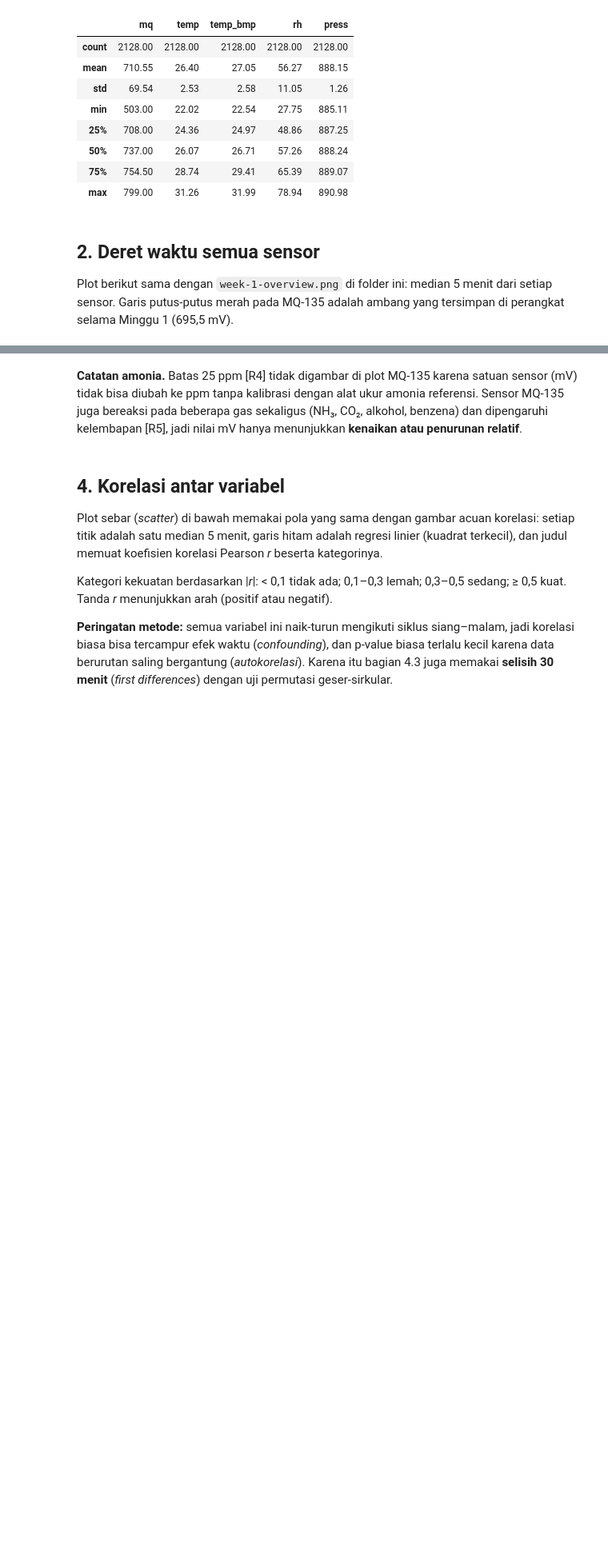
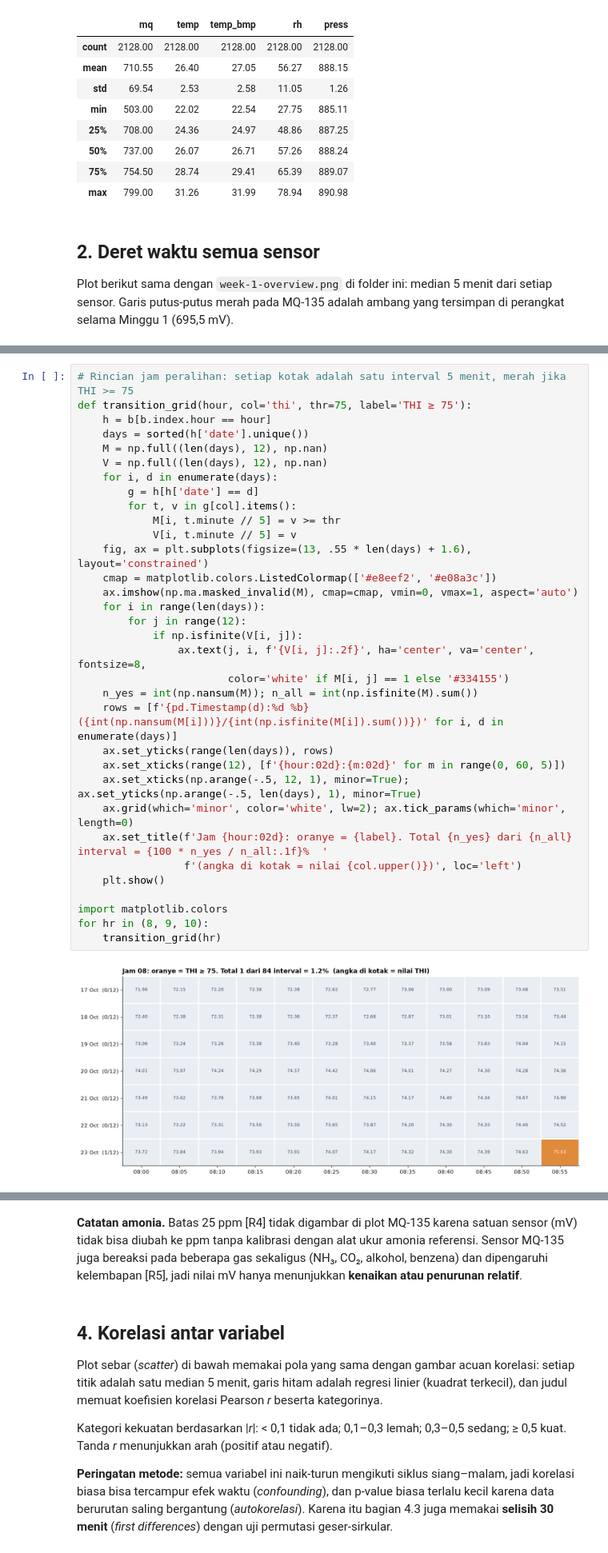
Before and after one commit to andogrns/iot-coop-monitor, a Jupyter notebook: Week 1 Readings/Plots/week1_analysis.ipynb, the cells around one changed output, grey strips where cells are left out. Shown at 80% size. Drawn from its saved outputs; the diff is of its cells as text; blank space fills up the shorter version.

```diff
--- a/Week 1 Readings/Plots/week1_analysis.ipynb
+++ b/Week 1 Readings/Plots/week1_analysis.ipynb
@@ -334,0 +365,35 @@ hourly.round(1)
+# %%
+# Rincian jam peralihan: setiap kotak adalah satu interval 5 menit, merah jika THI >= 75
+def transition_grid(hour, col='thi', thr=75, label='THI ≥ 75'):
+    h = b[b.index.hour == hour]
+    days = sorted(h['date'].unique())
+    M = np.full((len(days), 12), np.nan)
+    V = np.full((len(days), 12), np.nan)
+    for i, d in enumerate(days):
+        g = h[h['date'] == d]
+        for t, v in g[col].items():
+            M[i, t.minute // 5] = v >= thr
+            V[i, t.minute // 5] = v
+    fig, ax = plt.subplots(figsize=(13, .55 * len(days) + 1.6), layout='constrained')
+    cmap = matplotlib.colors.ListedColormap(['#e8eef2', '#e08a3c'])
+    ax.imshow(np.ma.masked_invalid(M), cmap=cmap, vmin=0, vmax=1, aspect='auto')
+    for i in range(len(days)):
+        for j in range(12):
+            if np.isfinite(V[i, j]):
+                ax.text(j, i, f'{V[i, j]:.2f}', ha='center', va='center', fontsize=8,
+                        color='white' if M[i, j] == 1 else '#334155')
+    n_yes = int(np.nansum(M)); n_all = int(np.isfinite(M).sum())
+    rows = [f'{pd.Timestamp(d):%d %b}  ({int(np.nansum(M[i]))}/{int(np.isfinite(M[i]).sum())})' for i, d in enumerate(days)]
+    ax.set_yticks(range(len(days)), rows)
+    ax.set_xticks(range(12), [f'{hour:02d}:{m:02d}' for m in range(0, 60, 5)])
+    ax.set_xticks(np.arange(-.5, 12, 1), minor=True); ax.set_yticks(np.arange(-.5, len(days), 1), minor=True)
+    ax.grid(which='minor', color='white', lw=2); ax.tick_params(which='minor', length=0)
+    ax.set_title(f'Jam {hour:02d}: oranye = {label}. Total {n_yes} dari {n_all} interval = {100 * n_yes / n_all:.1f}%  '
+                 f'(angka di kotak = nilai {col.upper()})', loc='left')
+    plt.show()
+
+import matplotlib.colors
+for hr in (8, 9, 10):
+    transition_grid(hr)
+# %% [output]
+[figure, added]
```
Also changed, not shown: parts of 28 cells of this notebook, 5 other files.
